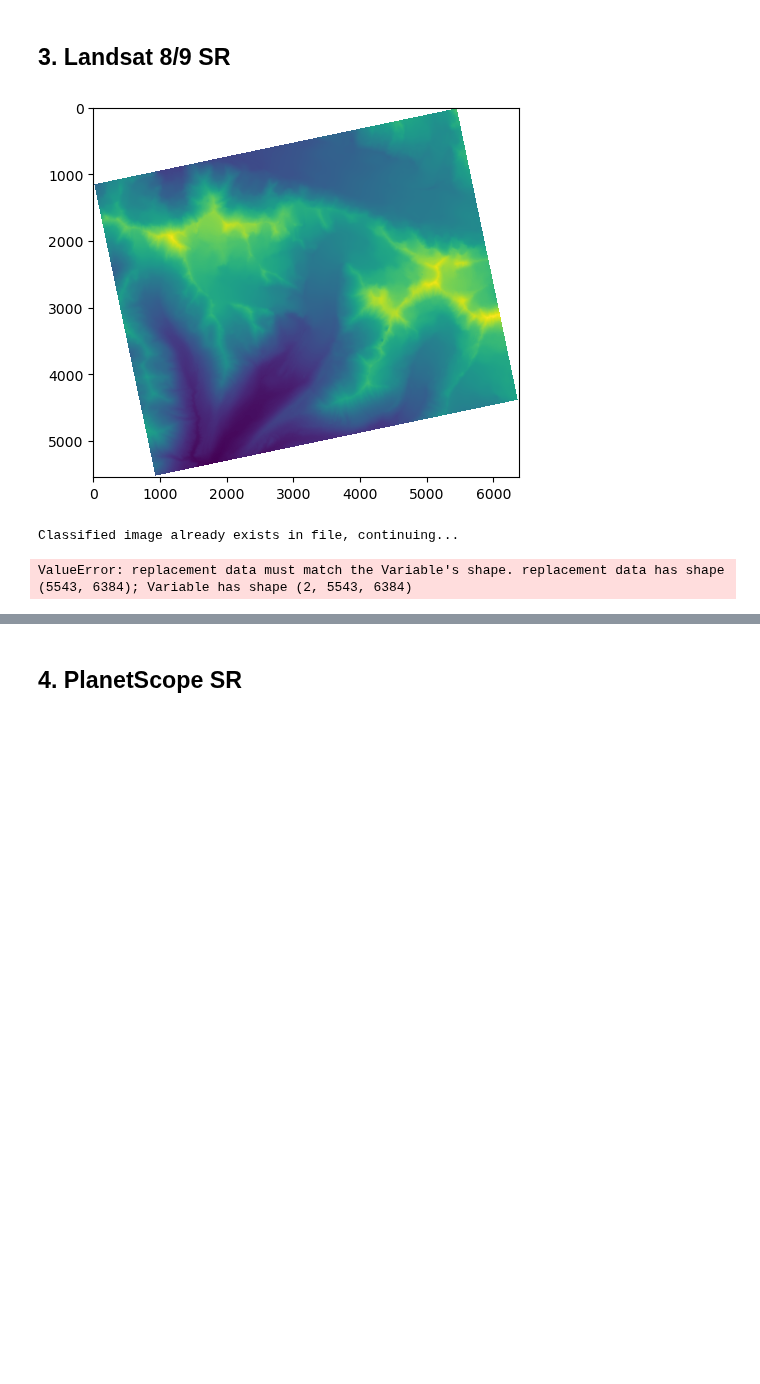
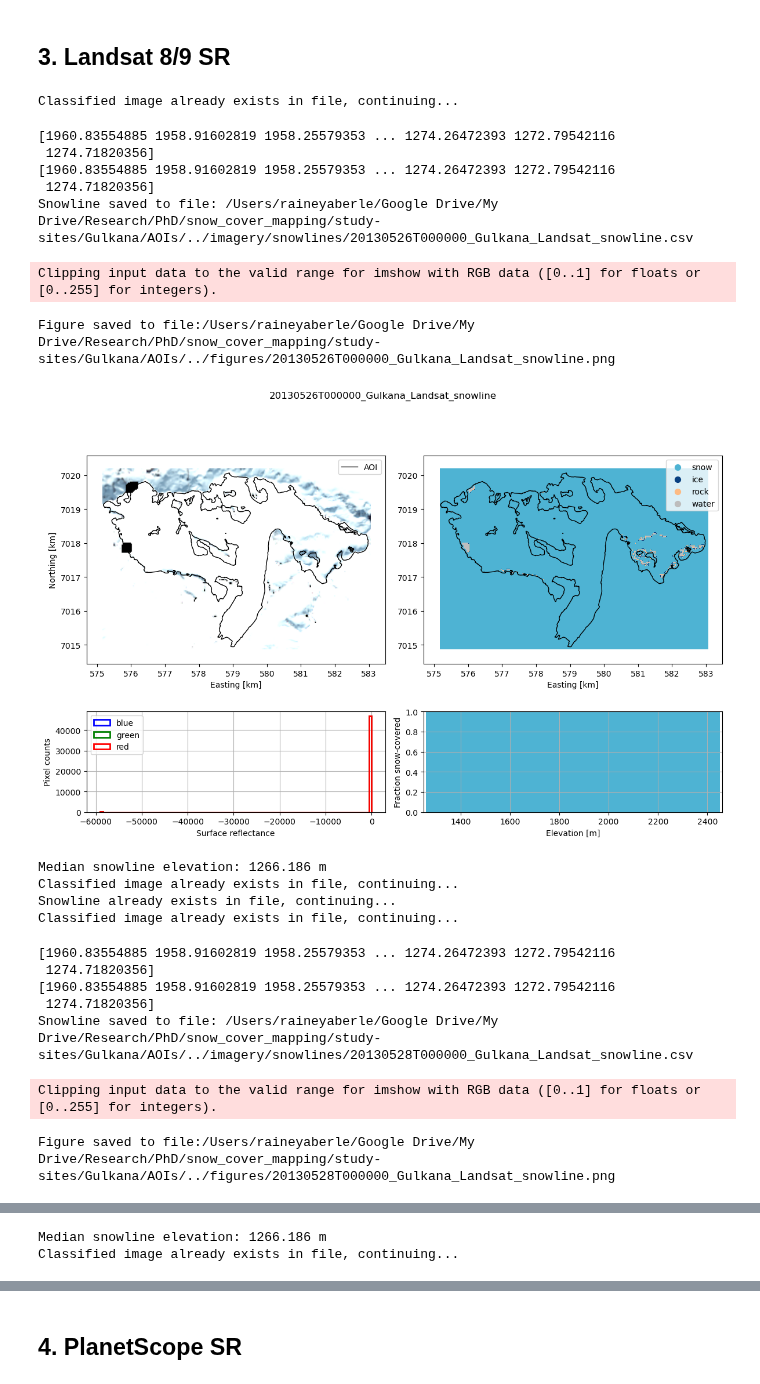
Before and after one commit to RaineyAbe/glacier-snow-cover-mapping, a Jupyter notebook: notebooks/snow_classification_pipeline.ipynb, the cells around one changed output, grey strips where cells are left out. Saved outputs shown, nothing was run; the diff lists cells and outputs as text; code cells hidden in the pictures; blank space fills up the shorter version.

Commit message:
fixing snowline_detection, not quite finished

```diff
--- a/notebooks/snow_classification_pipeline.ipynb
+++ b/notebooks/snow_classification_pipeline.ipynb
@@ -146,10 +146,13 @@ else:
     DEM = DEM.rename({'band_data': 'elevation'})
     # reproject the DEM to the optimal UTM zone
     DEM = DEM.rio.reproject('EPSG:'+str(epsg_UTM))
+# remove unnecessary data (possible extra bands from ArcticDEM or other DEM)
+if len(np.shape(DEM.elevation.data))>2:
+    DEM['elevation'] = DEM.elevation[0]
 
 # -----Plot
 fig, ax = plt.subplots(1, 1, figsize=(6,6))
-dem_im = ax.imshow(DEM.elevation.data[0], cmap='terrain',
+dem_im = ax.imshow(DEM.elevation.data, cmap='terrain',
           extent=(np.min(DEM.x.data)/1e3, np.max(DEM.x.data)/1e3, np.min(DEM.y.data)/1e3, np.max(DEM.y.data)/1e3))
 ax.plot([x/1e3 for x in AOI_UTM.geometry[0].exterior.coords.xy[0]],
         [y/1e3 for y in AOI_UTM.geometry[0].exterior.coords.xy[1]], '-k')
@@ -333,10 +337,4 @@ else:
             print('Median snowline elevation: ' + str(snowline_df['snowlines_elevs_median'][0]) + ' m')
 # %% [markdown]
 ## 3. Landsat 8/9 SR
-# %%
-# DEM['elevation'] = DEM.elevation[0]
-plt.imshow(DEM.elevation.data)
-plt.show()
-# %% [output]
-[figure, removed]
 # %%
@@ -692,43 +707,63 @@ else:
 
         # -----Adjust image for image scalar and no data values
         # replace no data values with NaN and account for image scalar
+        crs = im_xr.rio.crs.to_epsg()
         im_xr = xr.where(im_xr==dataset_dict[dataset]['no_data_value'], np.nan,
                          im_xr / dataset_dict[dataset]['image_scalar'])
         # add NDSI band
         im_xr['NDSI'] = ((im_xr[dataset_dict[dataset]['NDSI_bands'][0]] - im_xr[dataset_dict[dataset]['NDSI_bands'][1]])
                              / (im_xr[dataset_dict[dataset]['NDSI_bands'][0]] + im_xr[dataset_dict[dataset]['NDSI_bands'][1]]))
+        im_xr.rio.write_crs('EPSG:'+str(crs), inplace=True)
 
         # -----Classify image
         # check if classified image already exists in file
         im_classified_fn = im_date.replace('-','').replace(':','') + '_' + site_name + '_' + dataset + '_classified.nc'
         if os.path.exists(im_classified_path + im_classified_fn):
             print('Classified image already exists in file, continuing...')
             im_classified = xr.open_dataset(im_classified_path + im_classified_fn)
         else:
             # classify image
             im_classified = f.classify_image(im_xr, clf, feature_cols, crop_to_AOI,
                                              AOI_UTM, dataset, dataset_dict, site_name,
                                              im_classified_fn, im_classified_path)
             if type(im_classified)==str: # skip if error in classification
                 continue
 
         # -----Delineate snowline(s)
         # check if snowline already exists in file
-        snowline_fn = im_date.replace('-','').replace(':','') + '_' + site_name + '_' + dataset + '_snowline.pkl'
+        snowline_fn = im_date.replace('-','').replace(':','') + '_' + site_name + '_' + dataset + '_snowline.csv'
         if os.path.exists(snowlines_path + snowline_fn):
             print('Snowline already exists in file, continuing...')
             continue # no need to load snowline if it already exists
         else:
             plot_results = True
             # create directory for figures if it doesn't already exist
             if (os.path.exists(figures_out_path)==False) & (plot_results==True):
                 os.mkdir(figure_out_path)
                 print('Created directory for output figures: '+figures_out_path)
             snowline_df = delineate_im_snowline(im_xr, im_classified, site_name, AOI_UTM, DEM,
                                                   dataset_dict, dataset, im_date, snowline_fn,
                                                   snowlines_path, figures_out_path, plot_results)
             plt.show()
             print('Median snowline elevation: ' + str(snowline_df['snowlines_elevs_median'][0]) + ' m')
 # %% [output]
 Classified image already exists in file, continuing...
-ValueError: replacement data must match the Variable's shape. replacement data has shape (5543, 6384); Variable has shape (2, 5543, 6384)
+[1960.83554885 1958.91602819 1958.25579353 ... 1274.26472393 1272.79542116
+ 1274.71820356]
+[1960.83554885 1958.91602819 1958.25579353 ... 1274.26472393 1272.79542116
+ 1274.71820356]
+Snowline saved to file: /Users/raineyaberle/Google Drive/My Drive/Research/PhD/snow_cover_mapping/study-sites/Gulkana/AOIs/../imagery/snowlines/20130526T000000_Gulkana_Landsat_snowline.csv
+Clipping input data to the valid range for imshow with RGB data ([0..1] for floats or [0..255] for integers).
+Figure saved to file:/Users/raineyaberle/Google Drive/My Drive/Research/PhD/snow_cover_mapping/study-sites/Gulkana/AOIs/../figures/20130526T000000_Gulkana_Landsat_snowline.png
+[figure, added]
+Median snowline elevation: 1266.186 m
+Classified image already exists in file, continuing...
+Snowline already exists in file, continuing...
+Classified image already exists in file, continuing...
+[1960.83554885 1958.91602819 1958.25579353 ... 1274.26472393 1272.79542116
+ 1274.71820356]
+[1960.83554885 1958.91602819 1958.25579353 ... 1274.26472393 1272.79542116
+ 1274.71820356]
+Snowline saved to file: /Users/raineyaberle/Google Drive/My Drive/Research/PhD/snow_cover_mapping/study-sites/Gulkana/AOIs/../imagery/snowlines/20130528T000000_Gulkana_Landsat_snowline.csv
+Clipping input data to the valid range for imshow with RGB data ([0..1] for floats or [0..255] for integers).
+Figure saved to file:/Users/raineyaberle/Google Drive/My Drive/Research/PhD/snow_cover_mapping/study-sites/Gulkana/AOIs/../figures/20130528T000000_Gulkana_Landsat_snowline.png
@@ -734,0 +771,2 @@ ValueError: replacement data must match the Variable's shape. replacement data h
+Median snowline elevation: 1266.186 m
+Classified image already exists in file, continuing...
```
Also changed, not shown: parts of 4 cells of this notebook, 1 other file.
